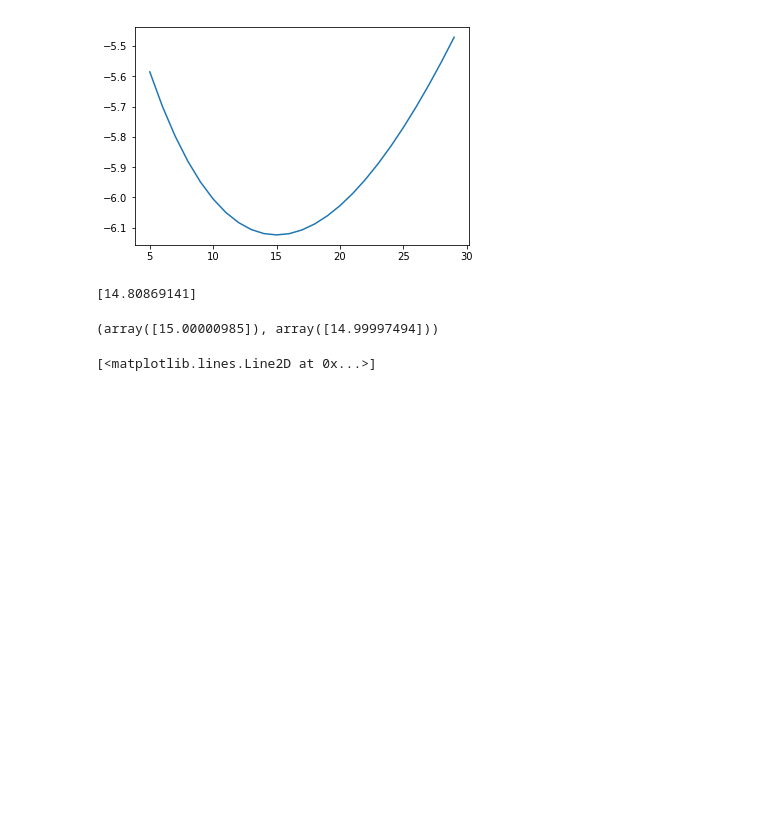
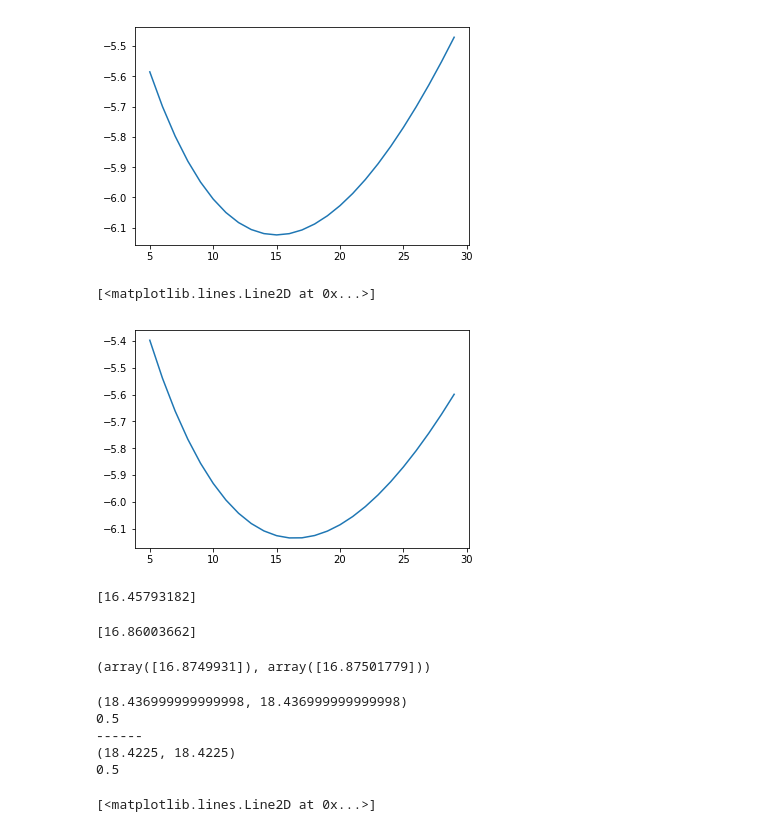
Before and after one commit to ericschulman/health_bargains, a Jupyter notebook: numerical.ipynb, the cells around one changed output. Cells and saved outputs as stored; diff of their text form; code cells hidden in the pictures; blank space fills up the shorter version.

```diff
--- a/numerical.ipynb
+++ b/numerical.ipynb
@@ -31,32 +35,58 @@ def hosp_profits(theta1,theta2,mu1,mu2,cost):
     return t1*theta1*mu1 +  (1-t1)*theta2*mu2
 
 
-def calc_outside(theta1,mu1,cost,listprice):
+def outside_seq(theta1,mu1,cost,listprice):
+    """compute outside option sequential case"""
     price = (listprice+ mu1*theta1)/2
-    np.clip((listprice - price)/cost ,0,1)*mu1*theta1
+    return np.clip((listprice - price)/cost ,0,1)*mu1*theta1
+
+
+def outside_simlt(mu1,cost,listprice):
+    """outside option in simult case"""
+    return 3*listprice**2/(32*cost)
 
 
 #arbitrary outside option...
 def nash_in_nash(theta1, theta2, mu1, mu2, cost, outside):
-    return -1*(calc_profits(theta1, theta2, mu1, mu2, cost)*(
-        hosp_profits(theta1,theta2,mu1,mu2,cost)-outside))**.5
-
+    term1 = calc_profits(theta1, theta2, mu1, mu2, cost)
+    term2 = max(hosp_profits(theta1,theta2,mu1,mu2,cost)-outside,0)
+    obj = -1*(term1*term2)**.5
+    return obj
 
 plt.plot([i for i in range(5,30)],  [nash_in_nash(i, 15, .5, .5, 10, 0) for i in range(5,30)])
 # %% [output]
 [<matplotlib.lines.Line2D at 0x...>]
 [figure]
+# %%
+plt.plot([i for i in range(5,30)],  [nash_in_nash(i, 16.5, .5, .5, 10,
+                                                   outside_seq(16.5, .5, 10, 10)) for i in range(5,30)])
+# %% [output]
+[<matplotlib.lines.Line2D at 0x...>]
+[figure, added]
+# %%
+def bargain_helper(theta1, theta2, mu1, mu2, cost,listprice):
+    """solve each firm 1s optimization holding theta 2 fixed"""
+    outside = outside_seq(theta2,mu2,cost,listprice)
+    result = minimize(nash_in_nash, theta1, args=(theta2, mu1, mu2, cost, outside),
+                      method='Nelder-Mead', options={'disp': False})
+    return result.x
+
+
+print(bargain_helper(16.45, 16.45, .5, .5, 10, 10))
+# %% [output]
+[16.45793182]
 # %%
-def bargain_helper(theta1, theta2, mu1, mu2, cost, outside):
+def bargain_helper(theta1, theta2, mu1, mu2, cost, listprice):
     """solve each firm 1s optimization holding theta 2 fixed"""
+    outside = outside_simlt(mu2,cost,listprice)
     result = minimize(nash_in_nash, theta1, args=(theta2, mu1, mu2, cost, outside),
                       method='Nelder-Mead', options={'disp': False})
     return result.x
 
 
-print(bargain_helper(14, 14, .5, .5, 10, 0))
+print(bargain_helper(16.8, 16.8, .5, .5, 10, 10))
 # %% [output]
-[14.80869141]
+[16.86003662]
 # %%
 def simult_bargain(theta1, theta2, mu1, mu2, cost, outside):
     """solve the bargaining problems seperately and iterate for a solution"""
@@ -77,9 +107,21 @@ def simult_bargain(theta1, theta2, mu1, mu2, cost, outside):
     return theta1, theta2
 
 
-print(simult_bargain(4,4,.5,.5,10,0))
+print(simult_bargain(15,15,.5,.5,10,10))
 # %% [output]
-(array([15.00000985]), array([14.99997494]))
+(array([16.8749931]), array([16.87501779]))
+# %%
+print(calc_price(16.874,16.874, .5, .5, 10))
+print(calc_t(16.874,16.874, .5, .5, 10))
+print('------')
+print(calc_price(16.845,16.845, .5, .5, 10))
+print(calc_t(16.45,16.45, .5, .5, 10))
+# %% [output]
+(18.436999999999998, 18.436999999999998)
+0.5
+------
+(18.4225, 18.4225)
+0.5
 # %%
 def seq_obj(theta1, mu1, mu2, cost, outside):
     """ theta2 in the second stage """
```
Also changed, not shown: parts of 1 cell of this notebook, 2 other files.
